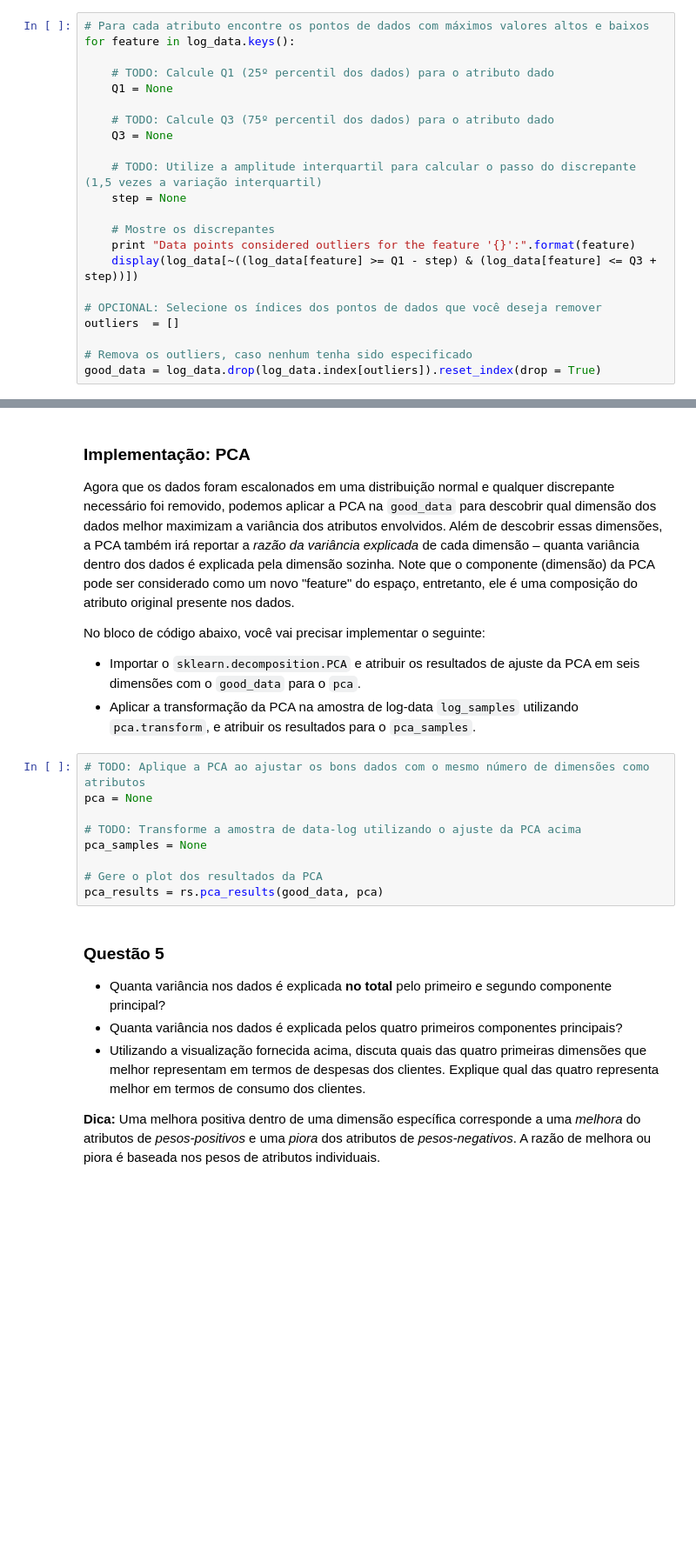
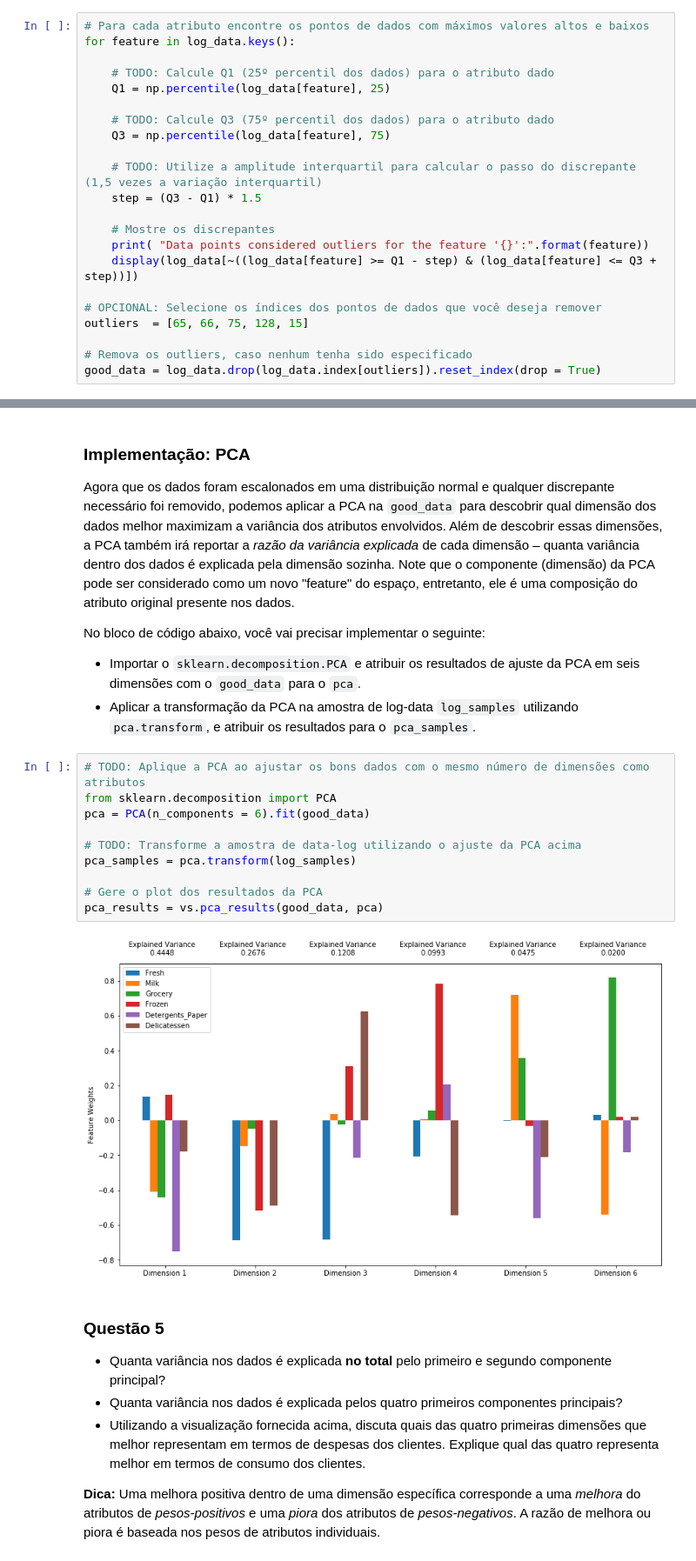
Before and after one commit to vyniciuss/NDG_ml_customer_segments, a Jupyter notebook: customer_segments_PT.ipynb, the cells around one changed output, grey strips where cells are left out. Shown: that part at 87% size. Saved outputs shown, nothing was run; the diff lists cells and outputs as text; blank space fills up the shorter version.

```diff
--- a/customer_segments_PT.ipynb
+++ b/customer_segments_PT.ipynb
@@ -267,20 +274,20 @@ No bloco de código abaixo, você vai precisar implementar o seguinte:
 for feature in log_data.keys():
 
     # TODO: Calcule Q1 (25º percentil dos dados) para o atributo dado
-    Q1 = None
+    Q1 = np.percentile(log_data[feature], 25)
 
     # TODO: Calcule Q3 (75º percentil dos dados) para o atributo dado
-    Q3 = None
+    Q3 = np.percentile(log_data[feature], 75)
 
     # TODO: Utilize a amplitude interquartil para calcular o passo do discrepante (1,5 vezes a variação interquartil)
-    step = None
+    step = (Q3 - Q1) * 1.5
 
     # Mostre os discrepantes
-    print "Data points considered outliers for the feature '{}':".format(feature)
+    print( "Data points considered outliers for the feature '{}':".format(feature))
     display(log_data[~((log_data[feature] >= Q1 - step) & (log_data[feature] <= Q3 + step))])
 
 # OPCIONAL: Selecione os índices dos pontos de dados que você deseja remover
-outliers  = []
+outliers  = [65, 66, 75, 128, 15]
 
 # Remova os outliers, caso nenhum tenha sido especificado
 good_data = log_data.drop(log_data.index[outliers]).reset_index(drop = True)
@@ -304,13 +372,16 @@ No bloco de código abaixo, você vai precisar implementar o seguinte:
  - Aplicar a transformação da PCA na amostra de log-data `log_samples` utilizando `pca.transform`, e atribuir os resultados para o `pca_samples`.
 # %%
 # TODO: Aplique a PCA ao ajustar os bons dados com o mesmo número de dimensões como atributos
-pca = None
+from sklearn.decomposition import PCA
+pca = PCA(n_components = 6).fit(good_data)
 
 # TODO: Transforme a amostra de data-log utilizando o ajuste da PCA acima
-pca_samples = None
+pca_samples = pca.transform(log_samples)
 
 # Gere o plot dos resultados da PCA
-pca_results = rs.pca_results(good_data, pca)
+pca_results = vs.pca_results(good_data, pca)
+# %% [output]
+[figure, added]
 # %% [markdown]
 ### Questão 5
 - Quanta variância nos dados é explicada **no total** pelo primeiro e segundo componente principal?
```
Also changed, not shown: parts of 14 cells of this notebook.
